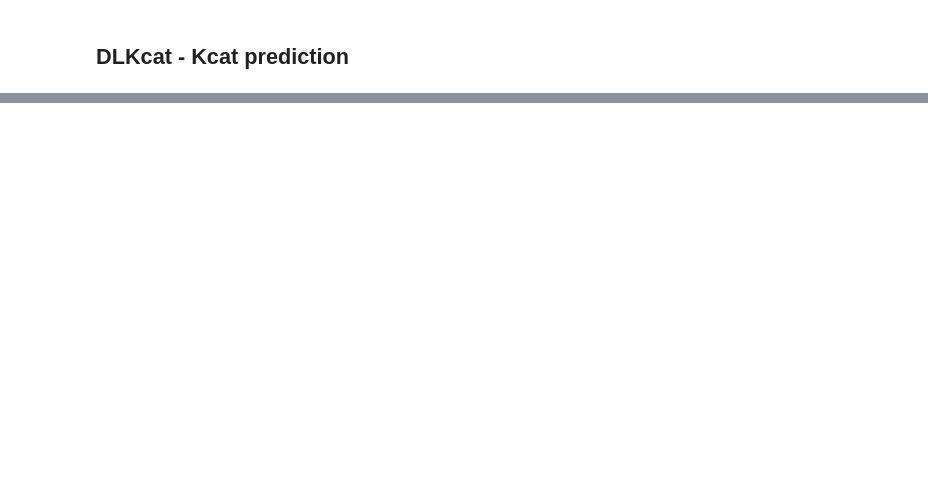
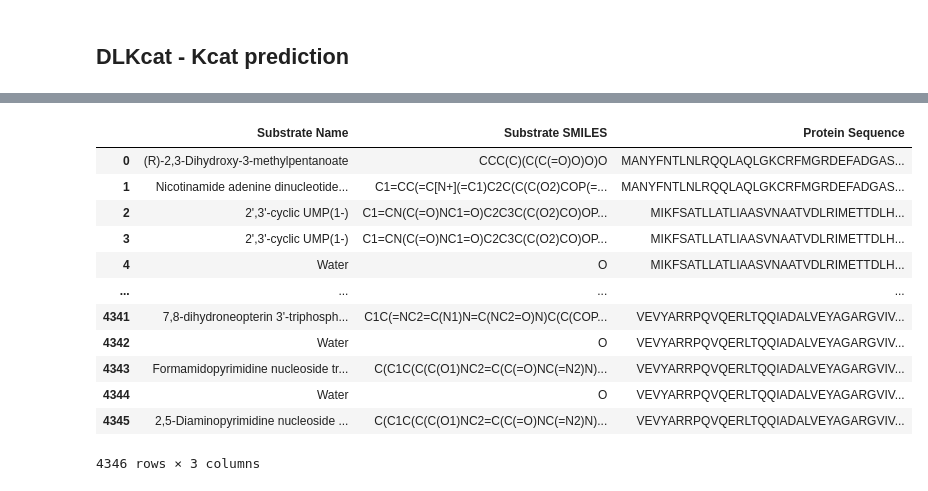
Before and after one commit to areias03/tmCOM, a Jupyter notebook: notebooks/broken_models_ec.ipynb, the cells around one changed output, grey strips where cells are left out. Cells and saved outputs as stored; diff of their text form; code cells hidden in the pictures; blank space fills up the shorter version.

```diff
--- a/notebooks/broken_models_ec.ipynb
+++ b/notebooks/broken_models_ec.ipynb
@@ -668,0 +793,20 @@ C1=CN(C(=O)N=C1N)C2C3C(C(O2)CO)OP(=O)(O3)[O-]
+# %%
+dk_inp = dk_prep.drop(columns=['Reaction', 'Name', 'ecNumber', 'Molecular Weight'])
+dk_inp = dk_inp.rename(columns = {'AA Sequence':'Protein Sequence','Substrate SMILE':'Substrate SMILES'})
+dk_inp.to_csv(f'../lib/DLKcat/DeeplearningApproach/Code/example/dk_input_{model.id}.tsv',sep="\t",na_rep='None',index= False)
+# %%
+dk_inp
+# %% [output]
+|  | Substrate Name | Substrate SMILES | Protein Sequence |
+| 0 | (R)-2,3-Dihydroxy-3-methylpentanoate | CCC(C)(C(C(=O)O)O)O | MANYFNTLNLRQQLAQLGKCRFMGRDEFADGAS... |
+| 1 | Nicotinamide adenine dinucleotide... | C1=CC(=C[N+](=C1)C2C(C(C(O2)COP(=... | MANYFNTLNLRQQLAQLGKCRFMGRDEFADGAS... |
+| 2 | 2',3'-cyclic UMP(1-) | C1=CN(C(=O)NC1=O)C2C3C(C(O2)CO)OP... | MIKFSATLLATLIAASVNAATVDLRIMETTDLH... |
+| 3 | 2',3'-cyclic UMP(1-) | C1=CN(C(=O)NC1=O)C2C3C(C(O2)CO)OP... | MIKFSATLLATLIAASVNAATVDLRIMETTDLH... |
+| 4 | Water | O | MIKFSATLLATLIAASVNAATVDLRIMETTDLH... |
+| ... | ... | ... | ... |
+| 4341 | 7,8-dihydroneopterin 3'-triphosph... | C1C(=NC2=C(N1)N=C(NC2=O)N)C(C(COP... | VEVYARRPQVQERLTQQIADALVEYAGARGVIV... |
+| 4342 | Water | O | VEVYARRPQVQERLTQQIADALVEYAGARGVIV... |
+| 4343 | Formamidopyrimidine nucleoside tr... | C(C1C(C(C(O1)NC2=C(C(=O)NC(=N2)N)... | VEVYARRPQVQERLTQQIADALVEYAGARGVIV... |
+| 4344 | Water | O | VEVYARRPQVQERLTQQIADALVEYAGARGVIV... |
+| 4345 | 2,5-Diaminopyrimidine nucleoside ... | C(C1C(C(C(O1)NC2=C(C(=O)NC(=N2)N)... | VEVYARRPQVQERLTQQIADALVEYAGARGVIV... |
+4346 rows × 3 columns
```
Also changed, not shown: parts of 45 cells of this notebook, 29 other files.
